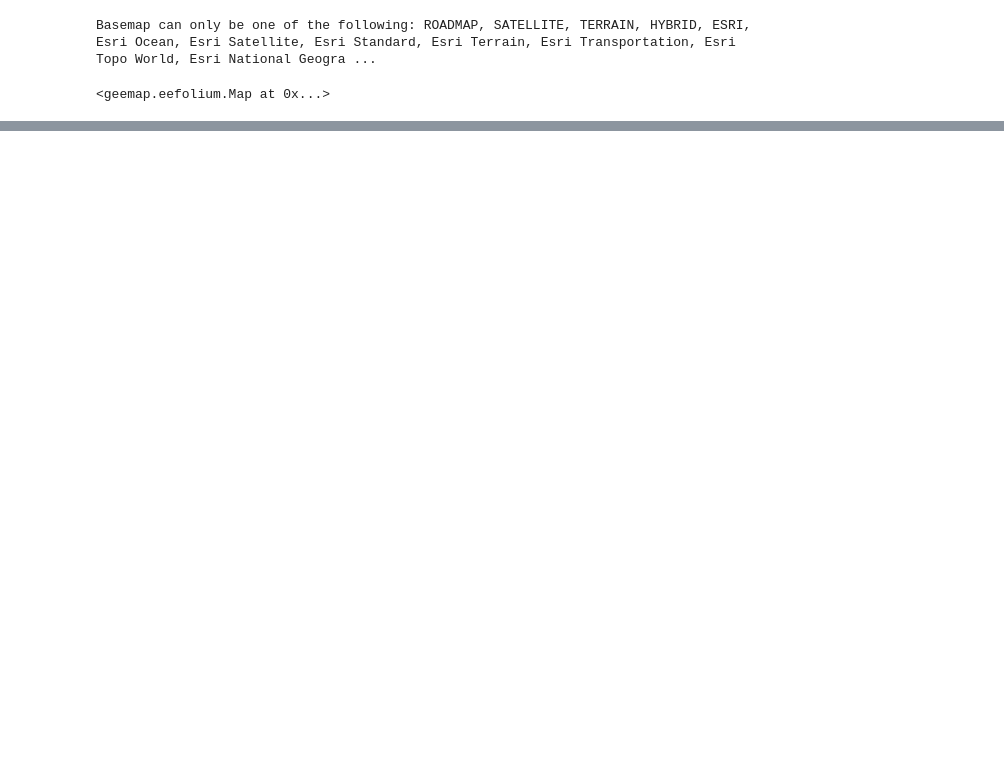
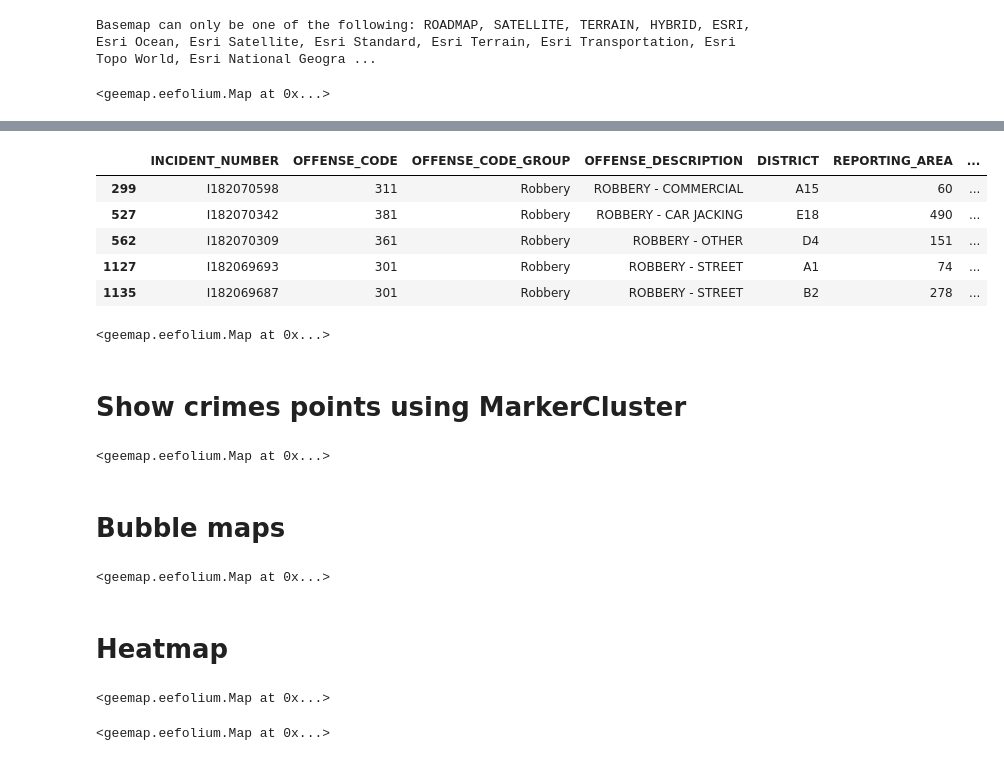
Before and after one commit to otwn/Geospatial-Analysis-Examples, a Jupyter notebook: Interactive_Map.ipynb, the cells around one changed output, grey strips where cells are left out. Drawn from its saved outputs; the diff is of its cells as text; code cells hidden in the pictures; blank space fills up the shorter version.

```diff
--- a/Interactive_Map.ipynb
+++ b/Interactive_Map.ipynb
@@ -53,0 +89,77 @@ Basemap can only be one of the following: ROADMAP, SATELLITE, TERRAIN, HYBRID, E
+# %%
+# Focus on crimes between 9am - 6pm
+daytime_robberies = crimes_boston_2018[((crimes_boston_2018.OFFENSE_CODE_GROUP=="Robbery") & (crimes_boston_2018.HOUR.isin(range(9,18))))]
+daytime_robberies.head()
+# %% [output]
+|  | INCIDENT_NUMBER | OFFENSE_CODE | OFFENSE_CODE_GROUP | OFFENSE_DESCRIPTION | DISTRICT | REPORTING_AREA | ... |
+| 299 | I182070598 | 311 | Robbery | ROBBERY - COMMERCIAL | A15 | 60 | ... |
+| 527 | I182070342 | 381 | Robbery | ROBBERY - CAR JACKING | E18 | 490 | ... |
+| 562 | I182070309 | 361 | Robbery | ROBBERY - OTHER | D4 | 151 | ... |
+| 1127 | I182069693 | 301 | Robbery | ROBBERY - STREET | A1 | 74 | ... |
+| 1135 | I182069687 | 301 | Robbery | ROBBERY - STREET | B2 | 278 | ... |
+# %%
+m_2 = emap.Map(location=[42.32, -71.0589], zoom_start=13)
+
+for idx, row in daytime_robberies.iterrows():
+  emap.folium.Marker([row["Lat"], row["Long"]]).add_to(m_2)
+
+m_2
+# %% [output]
+<geemap.eefolium.Map at 0x...>
+# %% [markdown]
+# Show crimes points using MarkerCluster
+# %%
+import math
+
+m_3 = emap.Map(center=[42.32, -71.0589], zoom=13)
+
+# add points as cluster to the map
+mc = emap.folium.plugins.MarkerCluster()
+for idx, row in daytime_robberies.iterrows():
+  if not math.isnan(row["Long"]) and not math.isnan(row["Lat"]):
+    mc.add_child(emap.folium.Marker([row["Lat"], row["Long"]]))
+
+m_3.add_child(mc)
+m_3
+# %% [output]
+<geemap.eefolium.Map at 0x...>
+# %% [markdown]
+# Bubble maps
+# %%
+m_4 = emap.Map(center=[42.32, -71.0589], zoom=13, add_google_map=False, tiles='cartodbpositron')
+
+def color_producer(val):
+  if val <= 12:
+    return "forestgreen"
+  else:
+    return "darkred"
+
+for i in range(0, len(daytime_robberies)):
+  emap.folium.Circle(
+      location=[daytime_robberies.iloc[i]["Lat"],daytime_robberies.iloc[i]["Long"]],
+      radius=20,
+      color=color_producer(daytime_robberies.iloc[i]["HOUR"])
+  ).add_to(m_4)
+
+m_4
+# %% [output]
+<geemap.eefolium.Map at 0x...>
+# %% [markdown]
+# Heatmap
+# %%
+m_5 = emap.Map(center=[42.32,-71.0589], zoom=12, add_google_map=False, tiles='cartodbpositron')
+
+emap.folium.plugins.HeatMap(data=daytime_robberies[["Lat", "Long"]], radius=10).add_to(m_5)
+
+m_5
+# %% [output]
+<geemap.eefolium.Map at 0x...>
+# %%
+# In Boston in 2018
+m_6 = emap.Map(center=[42.32,-71.0589], zoom=12, add_google_map=False, tiles='cartodbpositron')
+
+emap.folium.plugins.HeatMap(data=crimes_boston_2018[["Lat", "Long"]], radius=10).add_to(m_6)
+
+m_6
+# %% [output]
+<geemap.eefolium.Map at 0x...>
```
Also changed, not shown: parts of 12 cells of this notebook.
